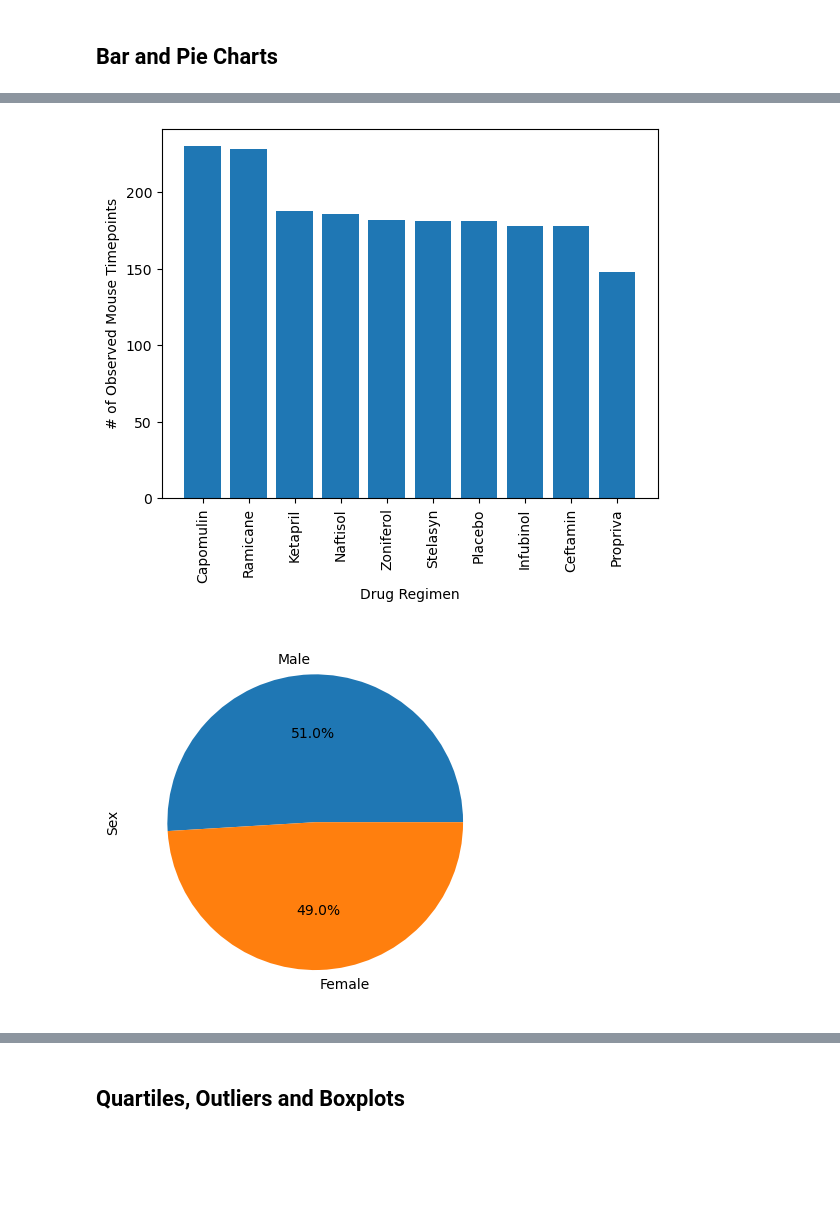
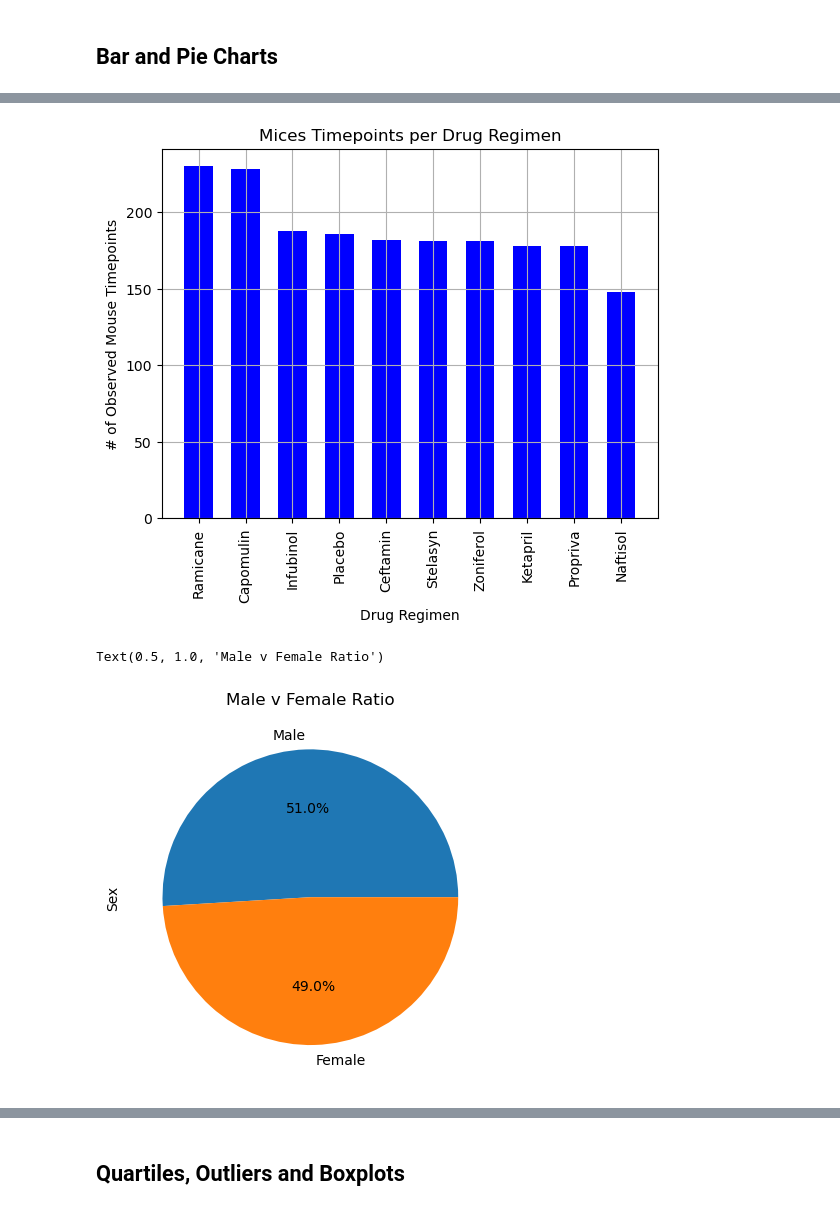
Before and after one commit to sienchoon/matplotlib-challenge, a Jupyter notebook: Pymaceuticals/pymaceuticals_starter.ipynb, the cells around one changed output, grey strips where cells are left out. Drawn from its saved outputs; the diff is of its cells as text; code cells hidden in the pictures; blank space fills up the shorter version.

```diff
--- a/Pymaceuticals/pymaceuticals_starter.ipynb
+++ b/Pymaceuticals/pymaceuticals_starter.ipynb
@@ -172,10 +194,25 @@ number_mice
 # %%
 # Generate a bar plot showing the total number of rows (Mouse ID/Timepoints) for each drug regimen using pyplot.
+x_axis = remove_duplicate["Drug Regimen"].unique()
+y_axis = remove_duplicate["Drug Regimen"].value_counts()
+
+plt.bar(x_axis, y_axis, color="blue",width =0.6)
+plt.title("Mices Timepoints per Drug Regimen")
+plt.xlabel("Drug Regimen")
+plt.ylabel("# of Observed Mouse Timepoints")
+plt.xticks(rotation = 90)
+plt.grid(True)
+plt.show()
 # %% [output]
-[figure, old version]
+[figure, new version]
 # %%
 # Generate a pie plot showing the distribution of female versus male mice using Pandas
+
+Sex_Pie = remove_duplicate["Sex"].value_counts()
+Pie = Sex_Pie.plot.pie(ylabel ="Sex", autopct = '%1.1f%%', startangle=0)
+Pie.set_title("Male v Female Ratio")
 # %% [output]
+Text(0.5, 1.0, 'Male v Female Ratio')
-[figure, old version]
+[figure, new version]
 # %%
 # Generate a pie plot showing the distribution of female versus male mice using pyplot
```
Also changed, not shown: parts of 4 cells of this notebook.
